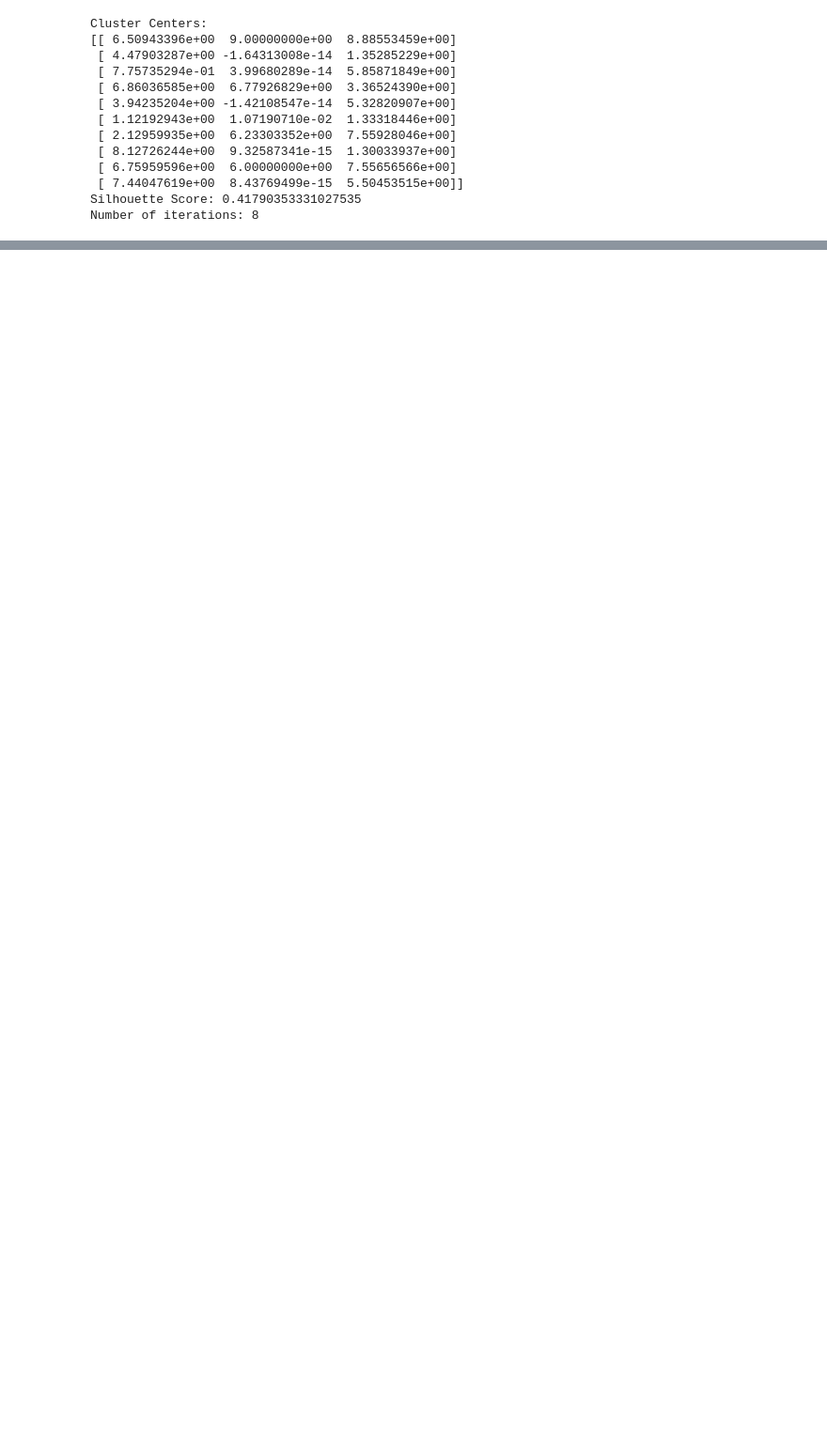
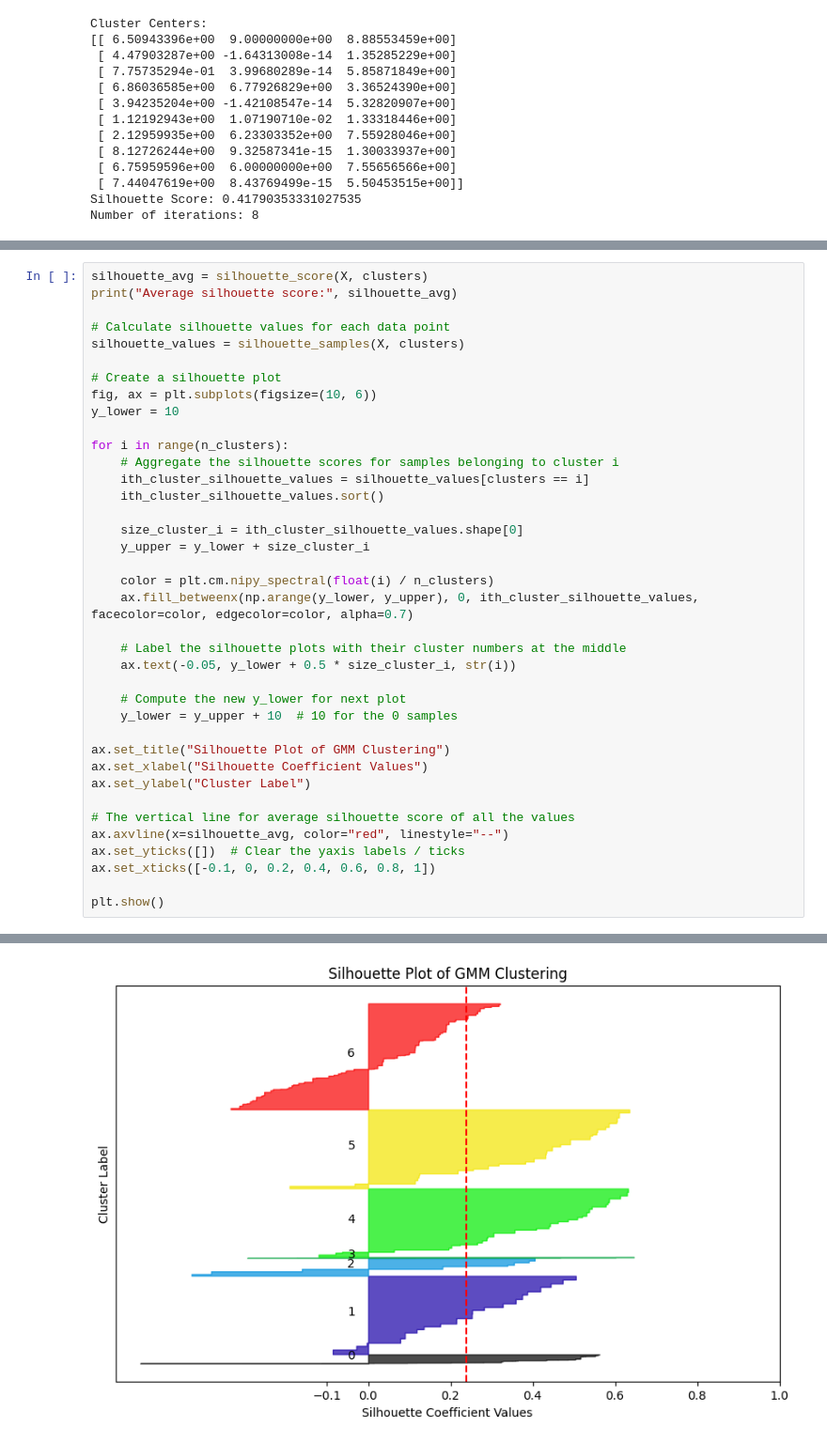
Before and after one commit to MohamedWael45/RFM, a Jupyter notebook: RFM_VeryFinal.ipynb, the cells around one changed output, grey strips where cells are left out. Shown at 94% size. Saved outputs shown, nothing was run; the diff lists cells and outputs as text; blank space fills up the shorter version.

```diff
--- a/RFM_VeryFinal.ipynb
+++ b/RFM_VeryFinal.ipynb
@@ -484,0 +568,39 @@ Time taken for K-means clustering: 1.3095502853393555 seconds
+# %%
+silhouette_avg = silhouette_score(X, clusters)
+print("Average silhouette score:", silhouette_avg)
+
+# Calculate silhouette values for each data point
+silhouette_values = silhouette_samples(X, clusters)
+
+# Create a silhouette plot
+fig, ax = plt.subplots(figsize=(10, 6))
+y_lower = 10
+
+for i in range(n_clusters):
+    # Aggregate the silhouette scores for samples belonging to cluster i
+    ith_cluster_silhouette_values = silhouette_values[clusters == i]
+    ith_cluster_silhouette_values.sort()
+
+    size_cluster_i = ith_cluster_silhouette_values.shape[0]
+    y_upper = y_lower + size_cluster_i
+
+    color = plt.cm.nipy_spectral(float(i) / n_clusters)
+    ax.fill_betweenx(np.arange(y_lower, y_upper), 0, ith_cluster_silhouette_values, facecolor=color, edgecolor=color, alpha=0.7)
+
+    # Label the silhouette plots with their cluster numbers at the middle
+    ax.text(-0.05, y_lower + 0.5 * size_cluster_i, str(i))
+
+    # Compute the new y_lower for next plot
+    y_lower = y_upper + 10  # 10 for the 0 samples
+
+ax.set_title("Silhouette Plot of GMM Clustering")
+ax.set_xlabel("Silhouette Coefficient Values")
+ax.set_ylabel("Cluster Label")
+
+# The vertical line for average silhouette score of all the values
+ax.axvline(x=silhouette_avg, color="red", linestyle="--")
+ax.set_yticks([])  # Clear the yaxis labels / ticks
+ax.set_xticks([-0.1, 0, 0.2, 0.4, 0.6, 0.8, 1])
+
+plt.show()
+# %% [output]
@@ -484,0 +608 @@ Time taken for K-means clustering: 1.3095502853393555 seconds
+[figure, added]
```
Also changed, not shown: parts of 5 cells of this notebook.
